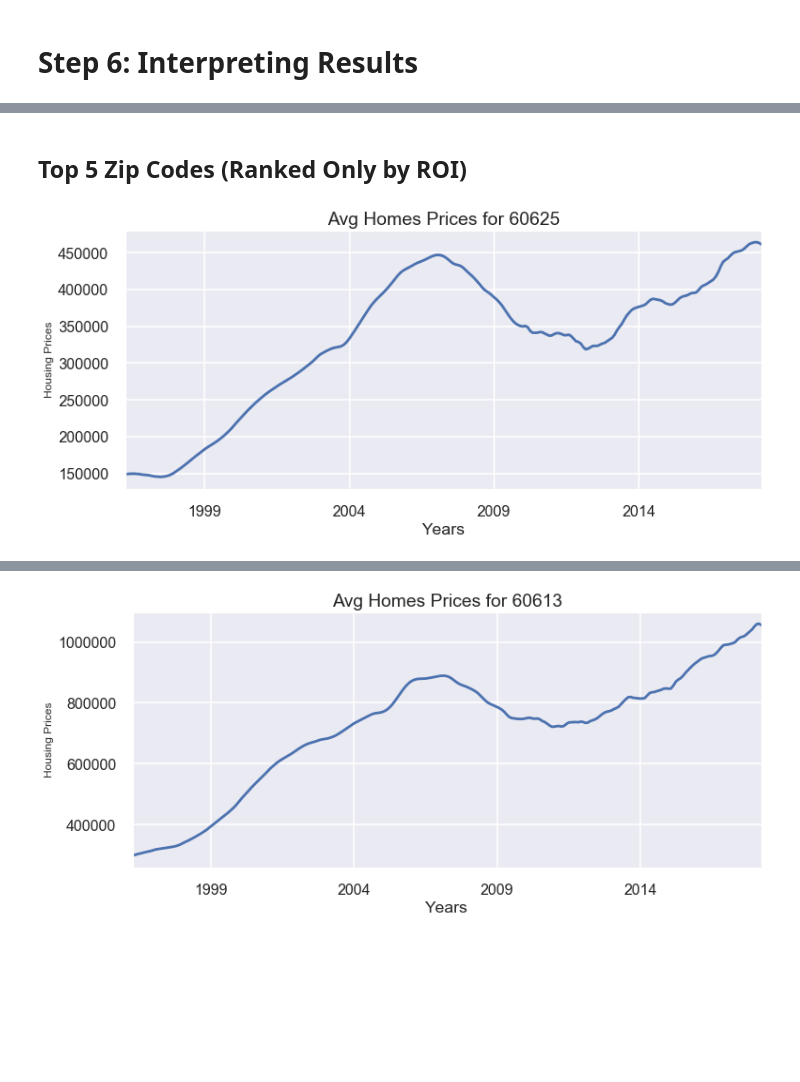
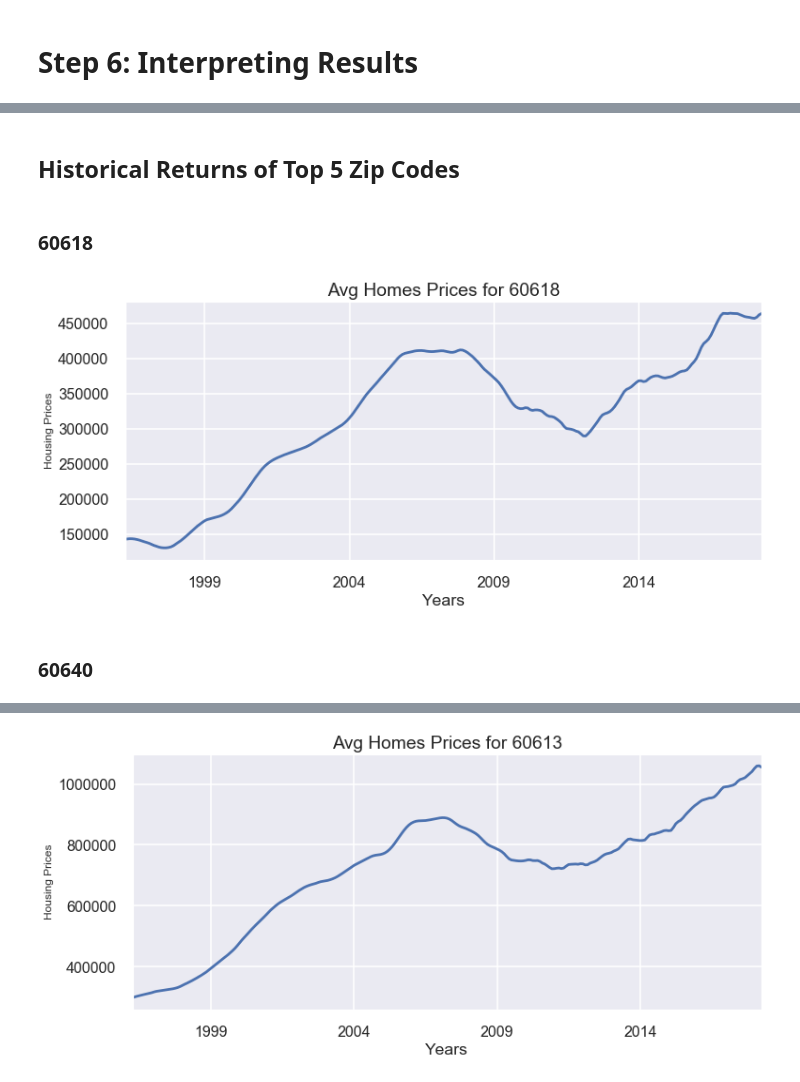
Before and after one commit to lemaster1/Time-Series-with-ARIMA-Models-Predicting-Top-5-Chicago-Zip-Codes-to-Invest, a Jupyter notebook: lemaster_mod_4.ipynb, the cells around one changed output, grey strips where cells are left out. Cells and saved outputs as stored; diff of their text form; code cells hidden in the pictures; blank space fills up the shorter version.

```diff
--- a/lemaster_mod_4.ipynb
+++ b/lemaster_mod_4.ipynb
@@ -1086,3 +1103,5 @@ z_model_df = pd.DataFrame(result)
 # %% [markdown]
-## Top 5 Zip Codes (Ranked Only by ROI)
+## Historical Returns of Top 5 Zip Codes
+# %% [markdown]
+### 60618
 # %%
@@ -1090,8 +1109,10 @@ zip_25 = get_ts_from_chicago(chicago, 60625)
 # %%
-zip_25.plot()
-plt.title('Avg Homes Prices for 60625')
+zip_18.plot()
+plt.title('Avg Homes Prices for 60618')
 plt.ylabel('Housing Prices', fontsize= 12)
 plt.xlabel('Years')
 plt.show()
 # %% [output]
-[figure, old version]
+[figure, new version]
+# %% [markdown]
+### 60640
```
Also changed, not shown: parts of 83 cells of this notebook.
